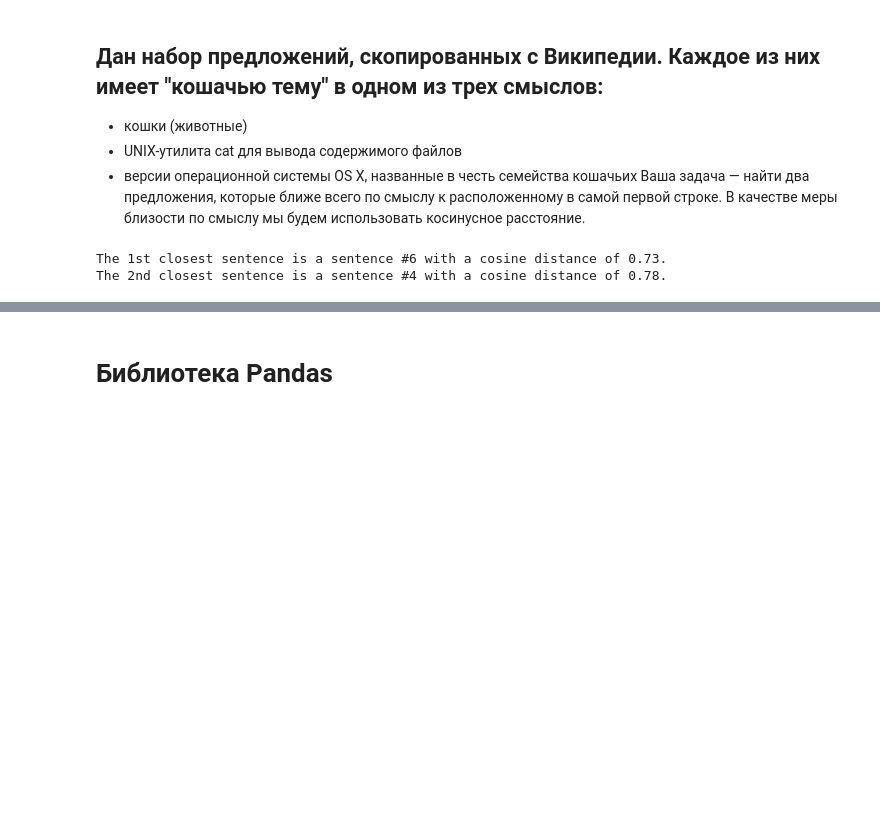
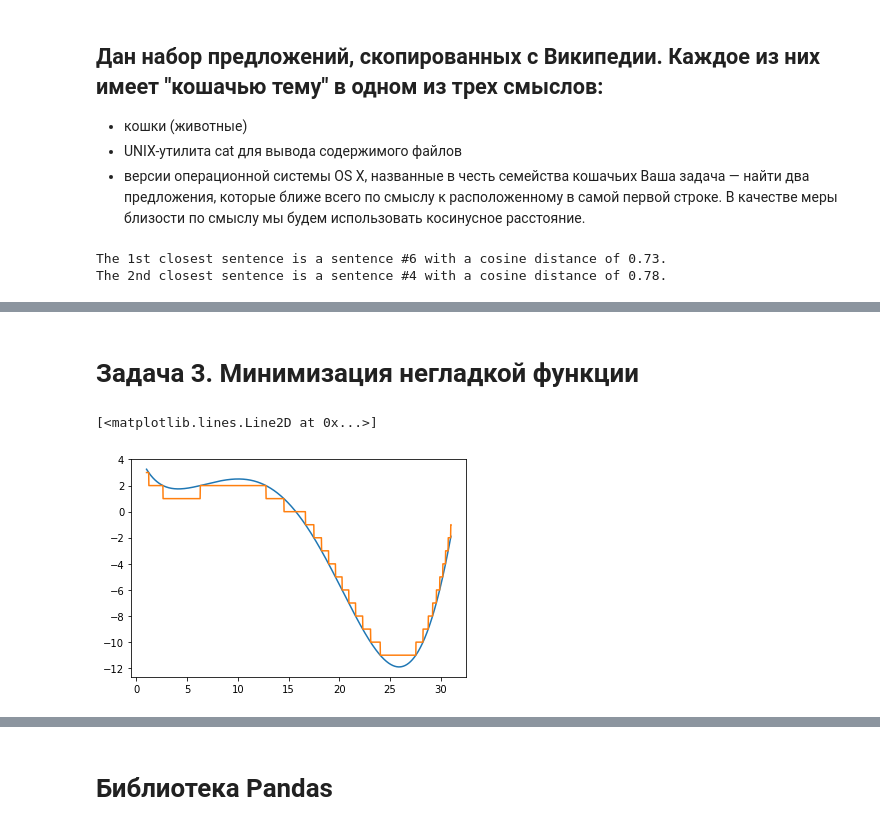
Before and after one commit to turnMeUpSon/course-math-and-python-for-data-analysis, a Jupyter notebook: Data-analytics/Data-analytics.ipynb, the cells around one changed output, grey strips where cells are left out. Drawn from its saved outputs; the diff is of its cells as text; code cells hidden in the pictures; blank space fills up the shorter version.

```diff
--- a/Data-analytics/Data-analytics.ipynb
+++ b/Data-analytics/Data-analytics.ipynb
@@ -402,0 +447,14 @@ The 2nd closest sentence is a sentence #4 with a cosine distance of 0.78.
+# %% [markdown]
+# Задача 3. Минимизация негладкой функции
+# %%
+def h(x):
+    return int(f(x))
+# %%
+x = np.arange(1, 31, 0.01)
+y = list(map(f, x))
+y_int = list(map(h, x))
+plt.plot(x, y)
+plt.plot(x, y_int)
+# %% [output]
+[<matplotlib.lines.Line2D at 0x...>]
+[figure, added]
```
Also changed, not shown: parts of 14 cells of this notebook.
